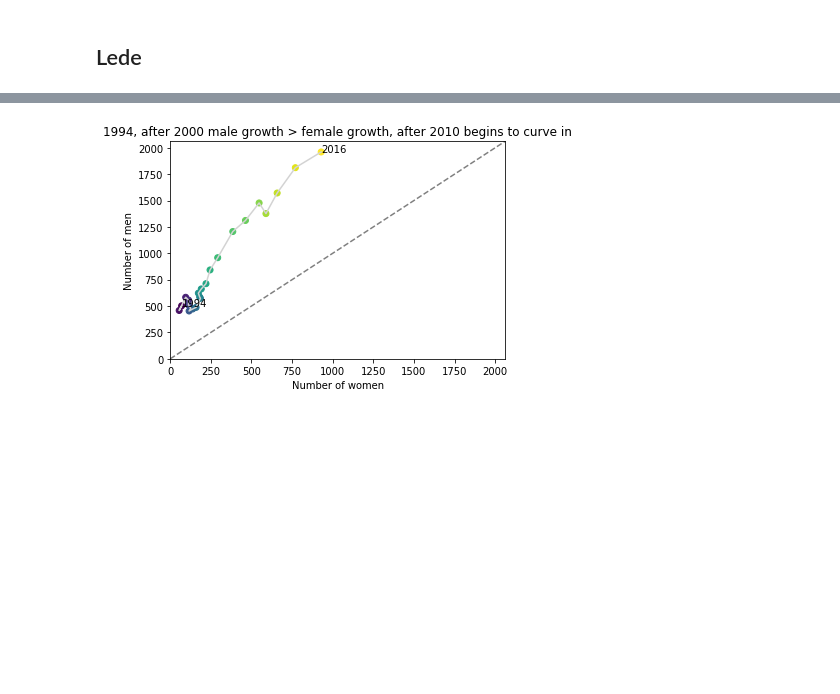
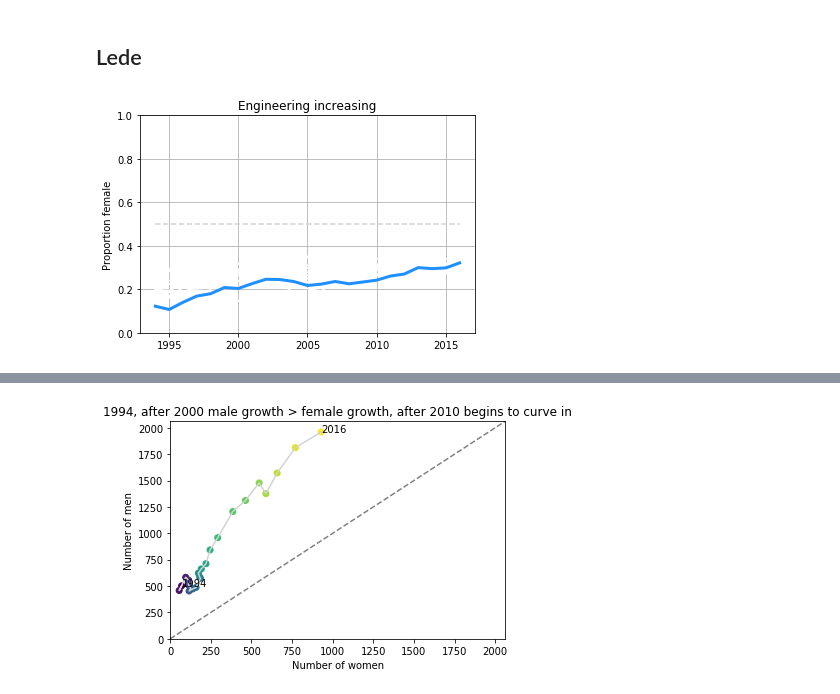
Before and after one commit to spec-journalism/gss-diversity, a Jupyter notebook: notebooks/narrative.ipynb, the cells around one changed output, grey strips where cells are left out. Cells and saved outputs as stored; diff of their text form; code cells hidden in the pictures; blank space fills up the shorter version.

```diff
--- a/notebooks/narrative.ipynb
+++ b/notebooks/narrative.ipynb
@@ -150,3 +150,10 @@ def plot_connected(ax, seh, field, title, inst='Columbia University in the City
     ax.set_ylabel('Number of men')
 # %% [markdown]
 ## Lede
+# %%
+_, ax = plt.subplots()
+plot_peer_proportions(ax, E_TOTALS, 'Engineering increasing',
+                      peer_color='white',
+                      highlight_color='dodgerblue')
+# %% [output]
+[figure, added]
```
Also changed, not shown: parts of 18 cells of this notebook.
